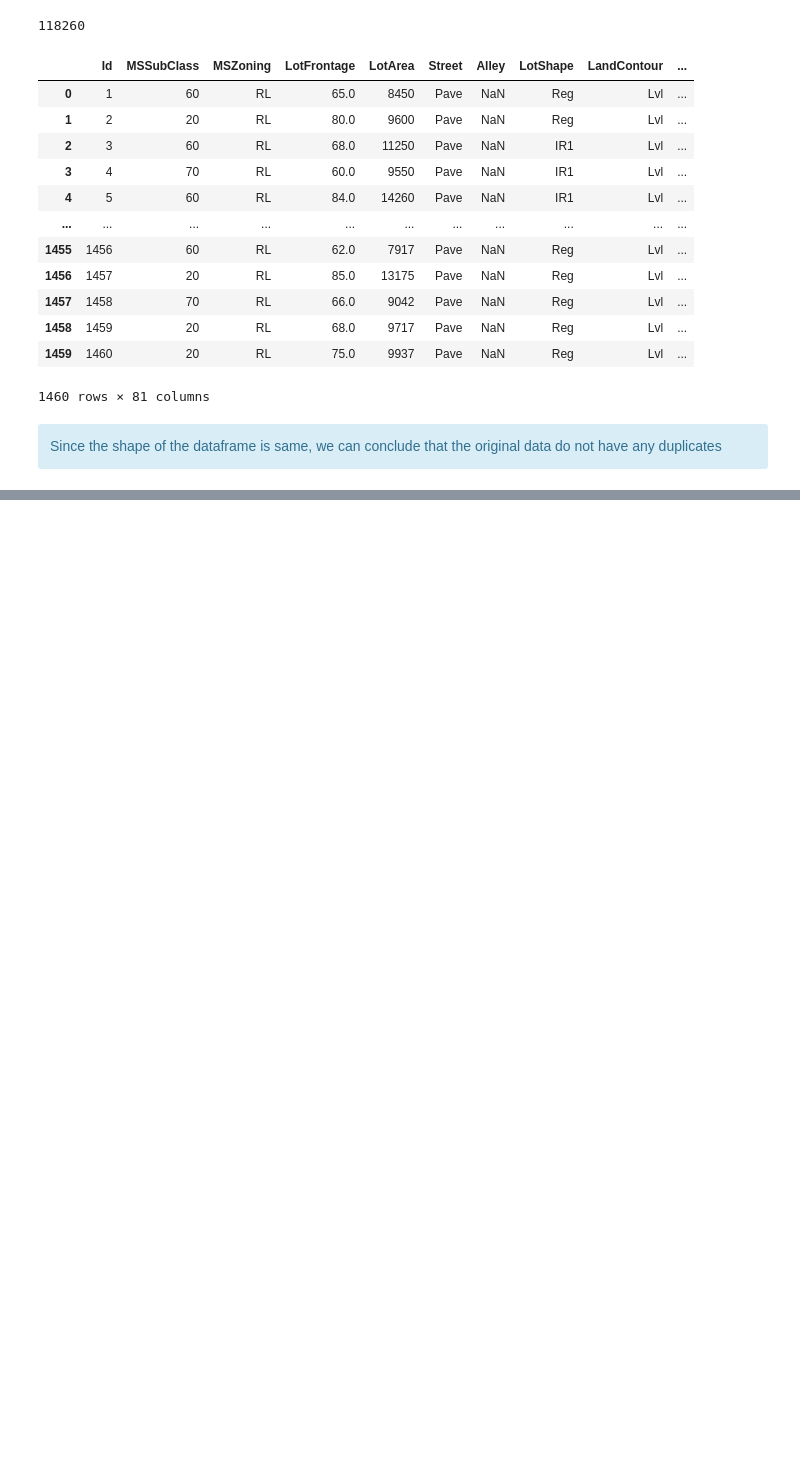
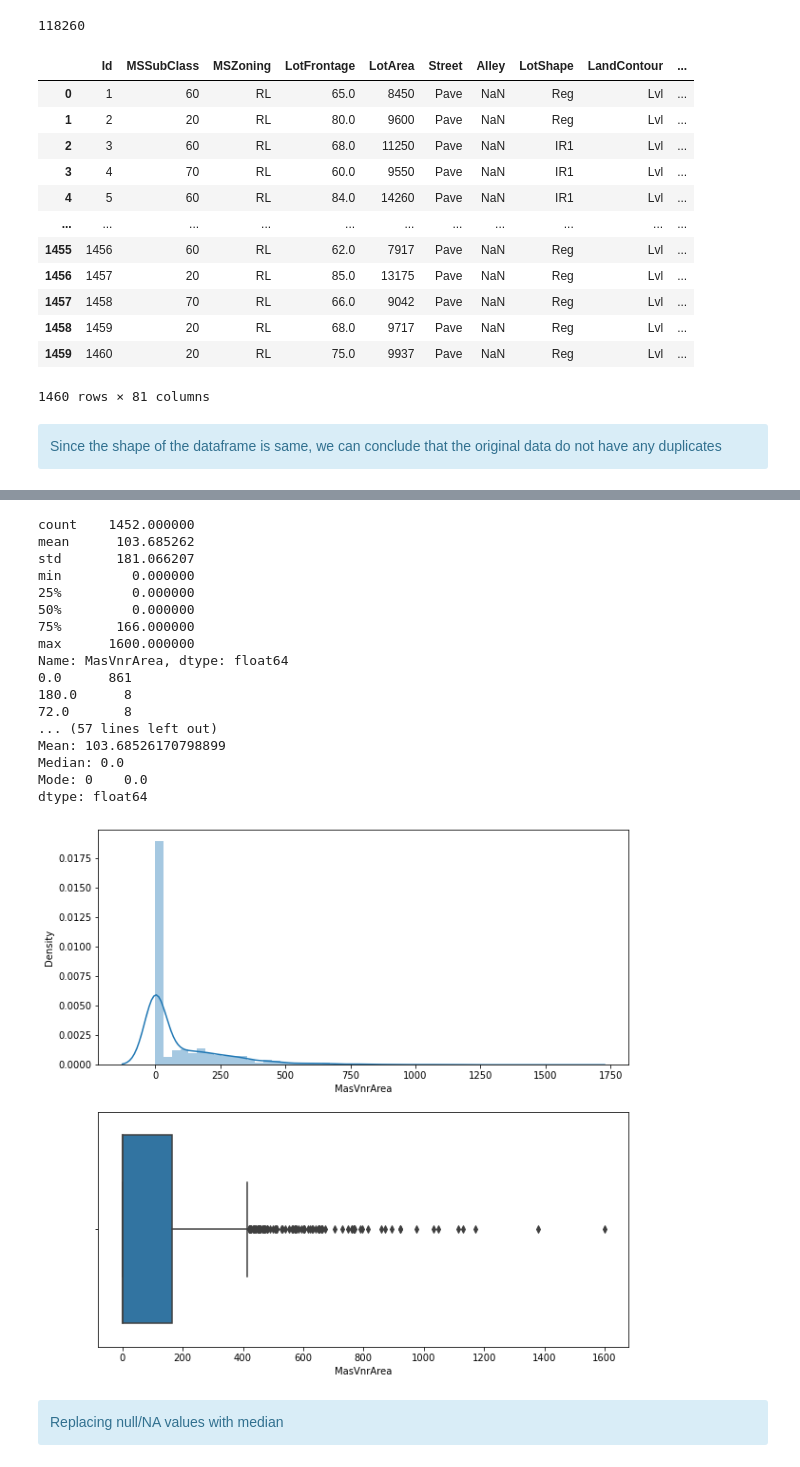
Before and after one commit to 98abhilash/Advanced_Regression, a Jupyter notebook: adv_regression.ipynb, the cells around one changed output, grey strips where cells are left out. Saved outputs shown, nothing was run; the diff lists cells and outputs as text; code cells hidden in the pictures; blank space fills up the shorter version.

```diff
--- a/adv_regression.ipynb
+++ b/adv_regression.ipynb
@@ -121,0 +342,25 @@ Since the shape of the dataframe is same, we can conclude that the original data
+# %%
+handle_missing_num(df['MasVnrArea'])
+# %% [output]
+count    1452.000000
+mean      103.685262
+std       181.066207
+min         0.000000
+25%         0.000000
+50%         0.000000
+75%       166.000000
+max      1600.000000
+Name: MasVnrArea, dtype: float64
+0.0      861
+180.0      8
+72.0       8
+... (57 lines left out)
+Mean: 103.68526170798899
+Median: 0.0
+Mode: 0    0.0
+dtype: float64
+[figure, added]
+# %% [markdown]
+<div class="alert alert-block alert-info">
+Replacing null/NA values with median
+</div>
```
Also changed, not shown: parts of 180 cells of this notebook, 3 other files.
